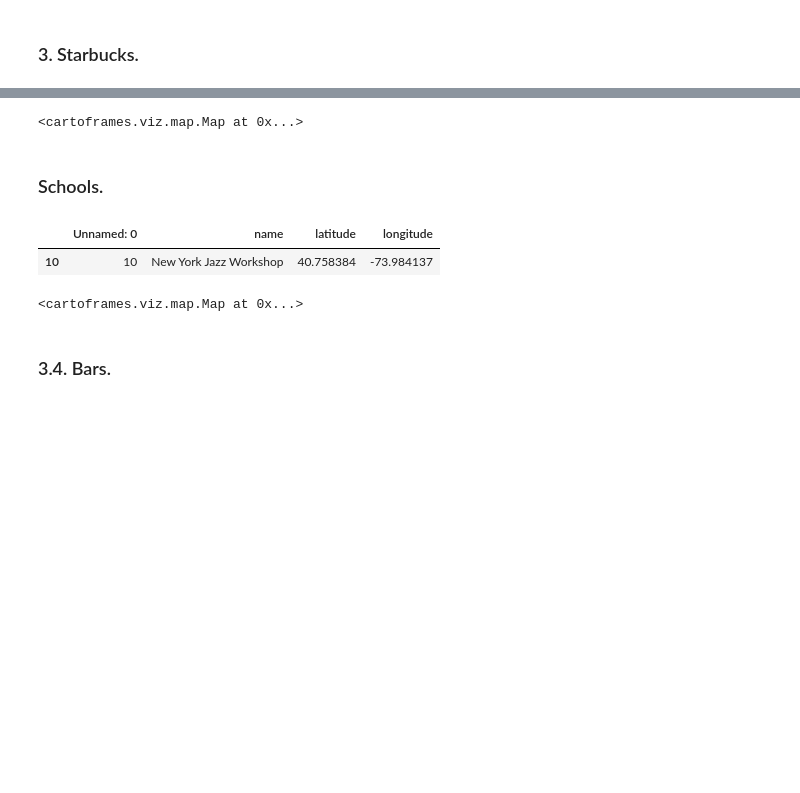
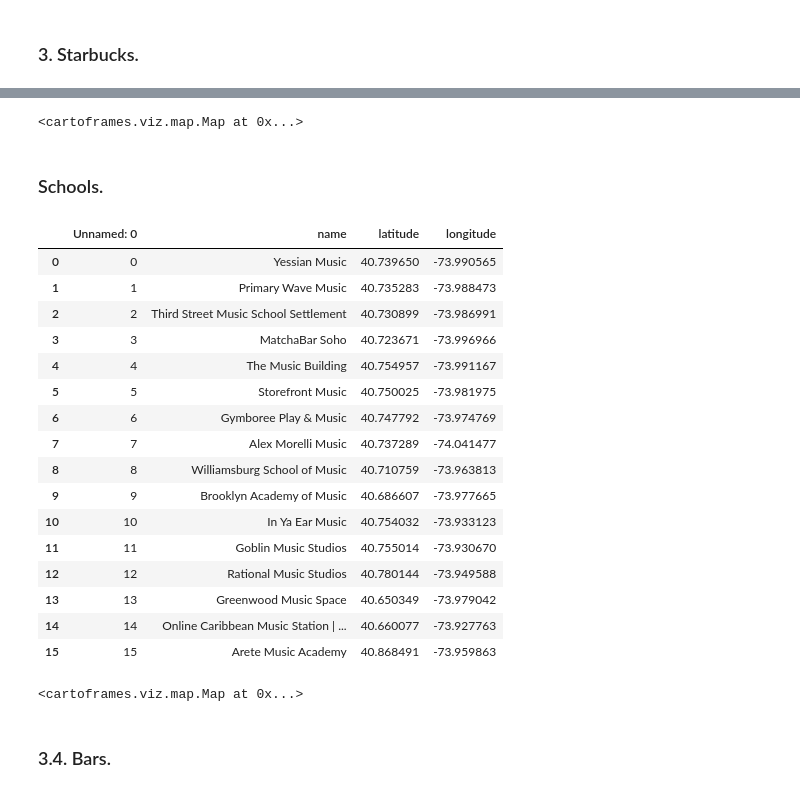
Before and after one commit to imalanz/RockAI_Studio, a Jupyter notebook: Graphing.ipynb, the cells around one changed output, grey strips where cells are left out. Cells and saved outputs as stored; diff of their text form; code cells hidden in the pictures; blank space fills up the shorter version.

```diff
--- a/Graphing.ipynb
+++ b/Graphing.ipynb
@@ -128,4 +90,0 @@ starbucks = gpd.GeoDataFrame(starbucks, geometry=gpd.points_from_xy(starbucks["l
-# %%
-Map(Layer(starbucks, basic_style(size=15, opacity=10, color="#70a494"), legends=default_legend("starbucks")))
-# %% [output]
-<cartoframes.viz.map.Map at 0x...>
@@ -132,8 +93,27 @@ Map(Layer(starbucks, basic_style(size=15, opacity=10, color="#70a494"), legends=
+# %%
+gr.carto_starbucks (starbucks)
+# %% [output]
+<cartoframes.viz.map.Map at 0x...>
 # %% [markdown]
 ### Schools.
 # %%
 schools = pd.read_csv("..\GeoSpatialData_proy3\csv\schools_newyork.csv")
-schools.sample()
+schools
 # %% [output]
 |  | Unnamed: 0 | name | latitude | longitude |
-| 10 | 10 | New York Jazz Workshop | 40.758384 | -73.984137 |
+| 0 | 0 | Yessian Music | 40.739650 | -73.990565 |
+| 1 | 1 | Primary Wave Music | 40.735283 | -73.988473 |
+| 2 | 2 | Third Street Music School Settlement | 40.730899 | -73.986991 |
+| 3 | 3 | MatchaBar Soho | 40.723671 | -73.996966 |
+| 4 | 4 | The Music Building | 40.754957 | -73.991167 |
+| 5 | 5 | Storefront Music | 40.750025 | -73.981975 |
+| 6 | 6 | Gymboree Play & Music | 40.747792 | -73.974769 |
+| 7 | 7 | Alex Morelli Music | 40.737289 | -74.041477 |
+| 8 | 8 | Williamsburg School of Music | 40.710759 | -73.963813 |
+| 9 | 9 | Brooklyn Academy of Music | 40.686607 | -73.977665 |
+| 10 | 10 | In Ya Ear Music | 40.754032 | -73.933123 |
+| 11 | 11 | Goblin Music Studios | 40.755014 | -73.930670 |
+| 12 | 12 | Rational Music Studios | 40.780144 | -73.949588 |
+| 13 | 13 | Greenwood Music Space | 40.650349 | -73.979042 |
+| 14 | 14 | Online Caribbean Music Station | ... | 40.660077 | -73.927763 |
+| 15 | 15 | Arete Music Academy | 40.868491 | -73.959863 |
@@ -142,4 +119,0 @@ schools = gpd.GeoDataFrame(schools, geometry=gpd.points_from_xy(schools["longitu
-# %%
-Map(Layer(schools, basic_style(size=15, opacity=10, color="#f6edbd"), legends=default_legend("schools")))
-# %% [output]
-<cartoframes.viz.map.Map at 0x...>
@@ -146,3 +122,7 @@ Map(Layer(schools, basic_style(size=15, opacity=10, color="#f6edbd"), legends=de
+# %%
+gr.carto_schools (schools)
+# %% [output]
+<cartoframes.viz.map.Map at 0x...>
 # %% [markdown]
 ### 3.4. Bars.
 # %%
```
Also changed, not shown: parts of 32 cells of this notebook, 1 other file.
